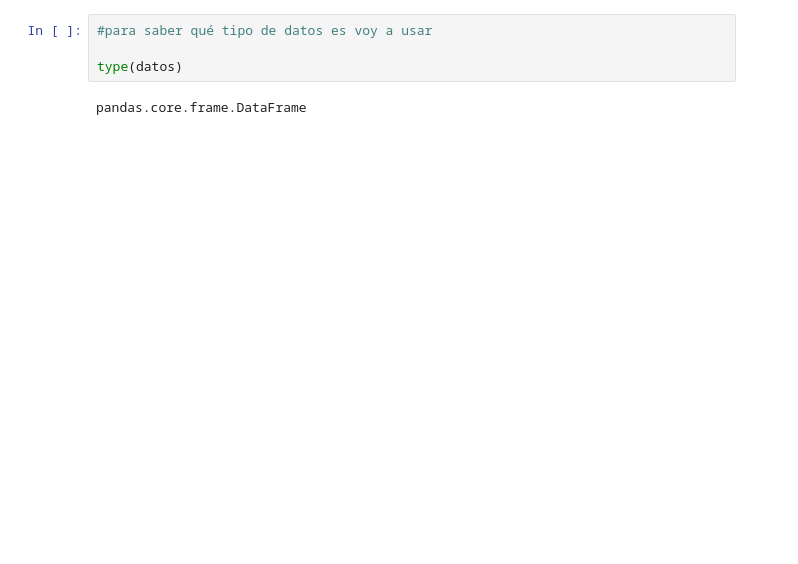
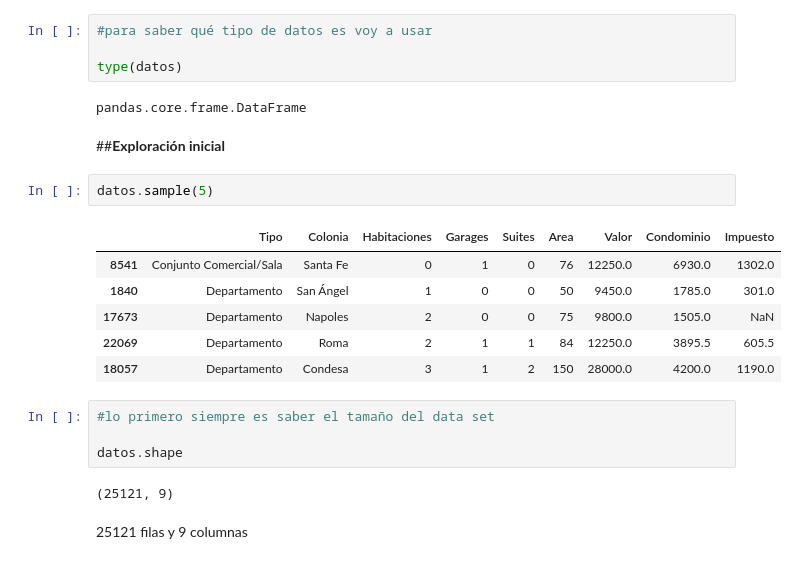
Before and after one commit to CrocusitaG8/AluraG8, a Jupyter notebook: inmuebles_cdmx.ipynb, the cells around one changed output. Drawn from its saved outputs; the diff is of its cells as text; blank space fills up the shorter version.

```diff
--- a/inmuebles_cdmx.ipynb
+++ b/inmuebles_cdmx.ipynb
@@ -118,3 +118,22 @@ datos.sample(10)
 type(datos)
 # %% [output]
 pandas.core.frame.DataFrame
+# %% [markdown]
+##**Exploración inicial**
+# %%
+datos.sample(5)
+# %% [output]
+|  | Tipo | Colonia | Habitaciones | Garages | Suites | Area | Valor | Condominio | Impuesto |
+| 8541 | Conjunto Comercial/Sala | Santa Fe | 0 | 1 | 0 | 76 | 12250.0 | 6930.0 | 1302.0 |
+| 1840 | Departamento | San Ángel | 1 | 0 | 0 | 50 | 9450.0 | 1785.0 | 301.0 |
+| 17673 | Departamento | Napoles | 2 | 0 | 0 | 75 | 9800.0 | 1505.0 | NaN |
+| 22069 | Departamento | Roma | 2 | 1 | 1 | 84 | 12250.0 | 3895.5 | 605.5 |
+| 18057 | Departamento | Condesa | 3 | 1 | 2 | 150 | 28000.0 | 4200.0 | 1190.0 |
+# %%
+#lo primero siempre es saber el tamaño del data set
+
+datos.shape
+# %% [output]
+(25121, 9)
+# %% [markdown]
+25121 filas y 9 columnas
```
Also changed, not shown: parts of 6 cells of this notebook.
